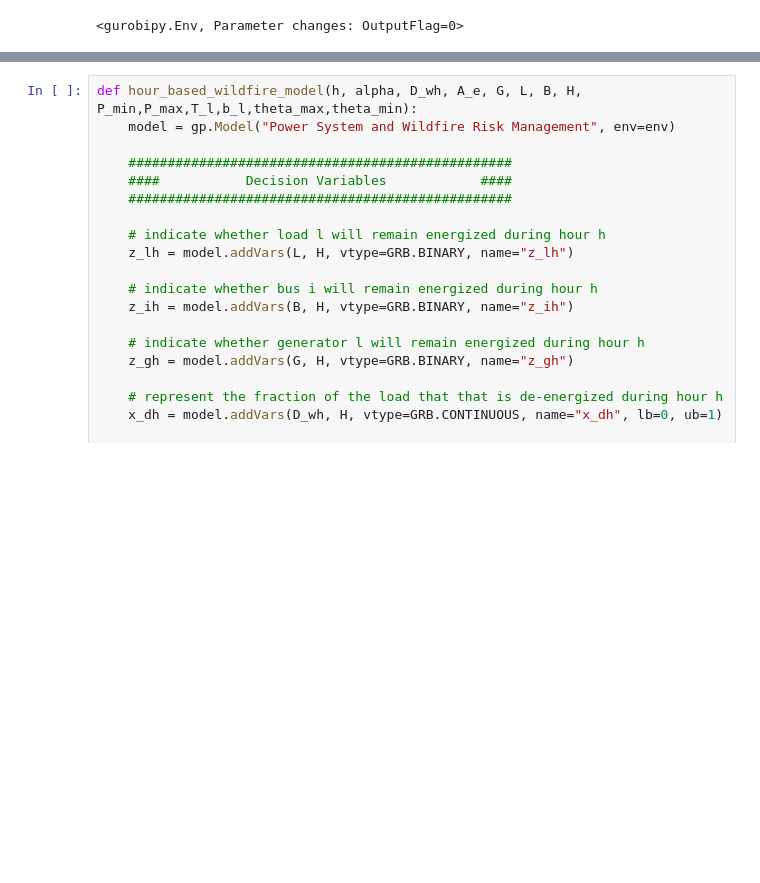
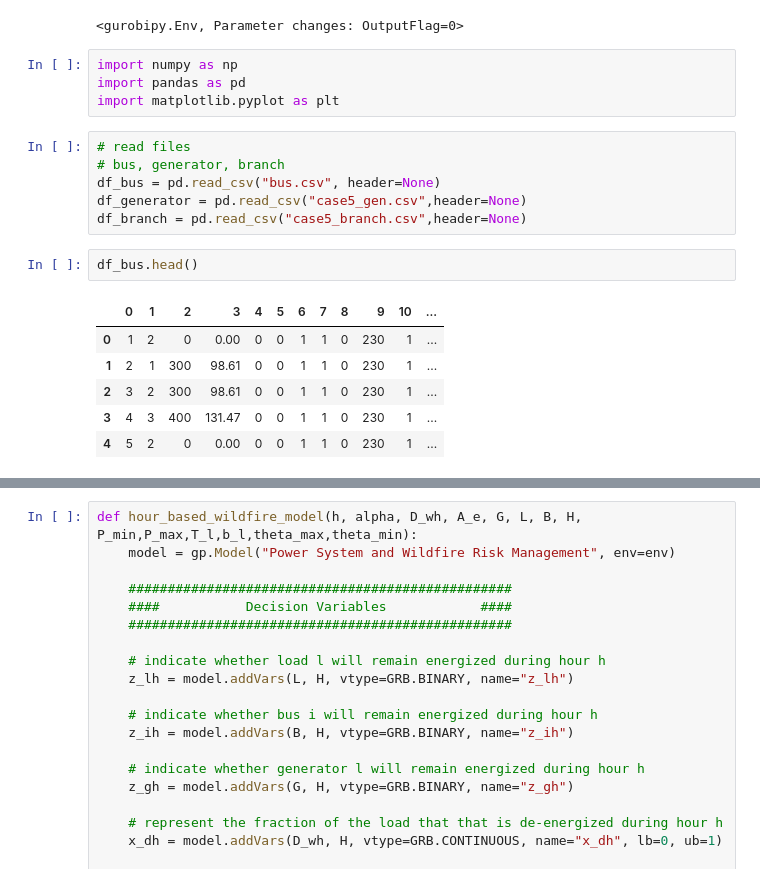
Before and after one commit to Ekatherian/IOE510-project, a Jupyter notebook: wildfire.ipynb, the cells around one changed output, grey strips where cells are left out. Saved outputs shown, nothing was run; the diff lists cells and outputs as text; blank space fills up the shorter version.

Commit message:
start: read from data

```diff
--- a/wildfire.ipynb
+++ b/wildfire.ipynb
@@ -7,3 +7,22 @@ env.setParam("OutputFlag",0)
 env.start()
 # %% [output]
 <gurobipy.Env, Parameter changes: OutputFlag=0>
+# %%
+import numpy as np
+import pandas as pd
+import matplotlib.pyplot as plt
+# %%
+# read files
+# bus, generator, branch
+df_bus = pd.read_csv("bus.csv", header=None)
+df_generator = pd.read_csv("case5_gen.csv",header=None)
+df_branch = pd.read_csv("case5_branch.csv",header=None)
+# %%
+df_bus.head()
+# %% [output]
+|  | 0 | 1 | 2 | 3 | 4 | 5 | 6 | 7 | 8 | 9 | 10 | ... |
+| 0 | 1 | 2 | 0 | 0.00 | 0 | 0 | 1 | 1 | 0 | 230 | 1 | ... |
+| 1 | 2 | 1 | 300 | 98.61 | 0 | 0 | 1 | 1 | 0 | 230 | 1 | ... |
+| 2 | 3 | 2 | 300 | 98.61 | 0 | 0 | 1 | 1 | 0 | 230 | 1 | ... |
+| 3 | 4 | 3 | 400 | 131.47 | 0 | 0 | 1 | 1 | 0 | 230 | 1 | ... |
+| 4 | 5 | 2 | 0 | 0.00 | 0 | 0 | 1 | 1 | 0 | 230 | 1 | ... |
```
Also changed, not shown: parts of 11 cells of this notebook.
